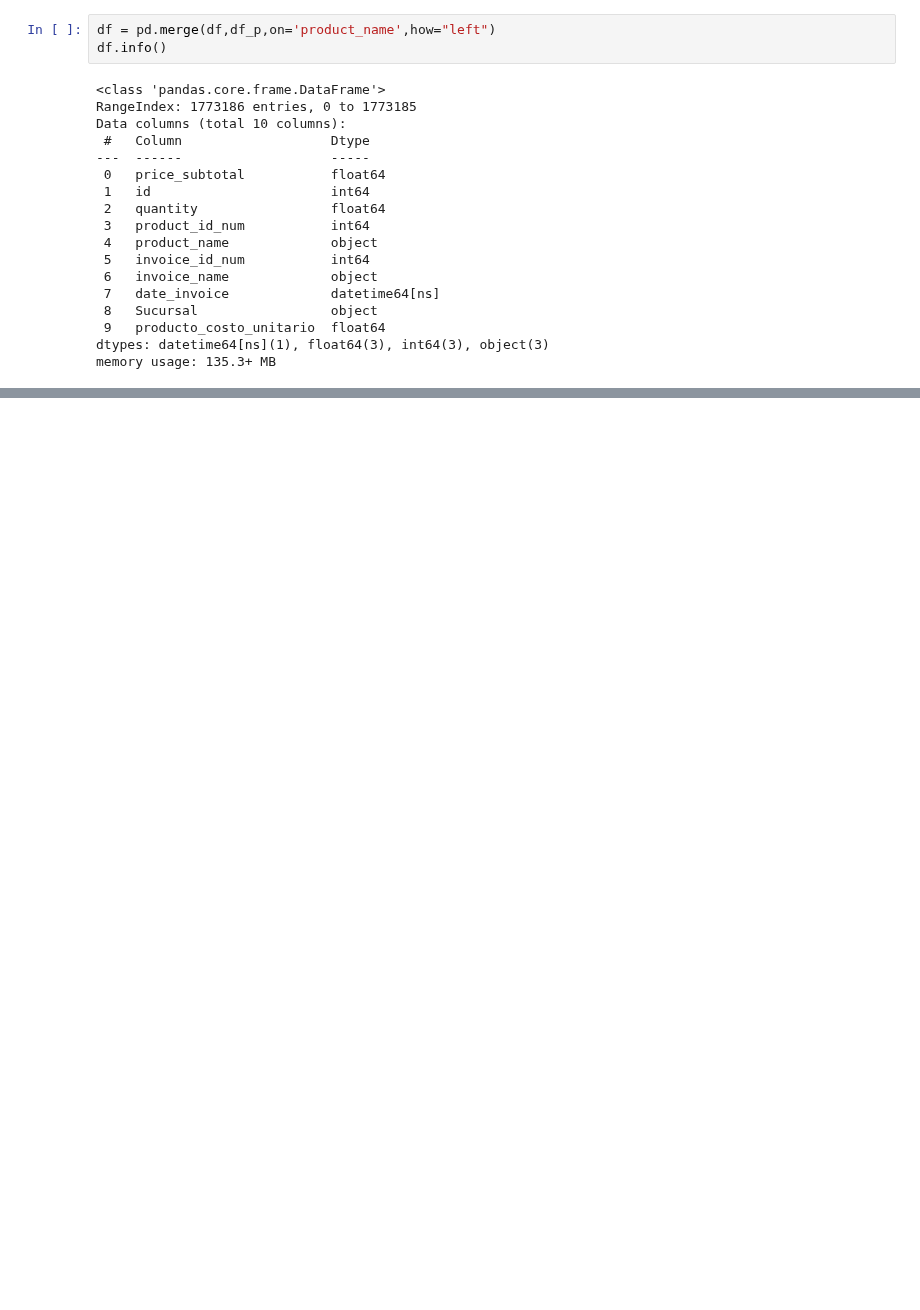
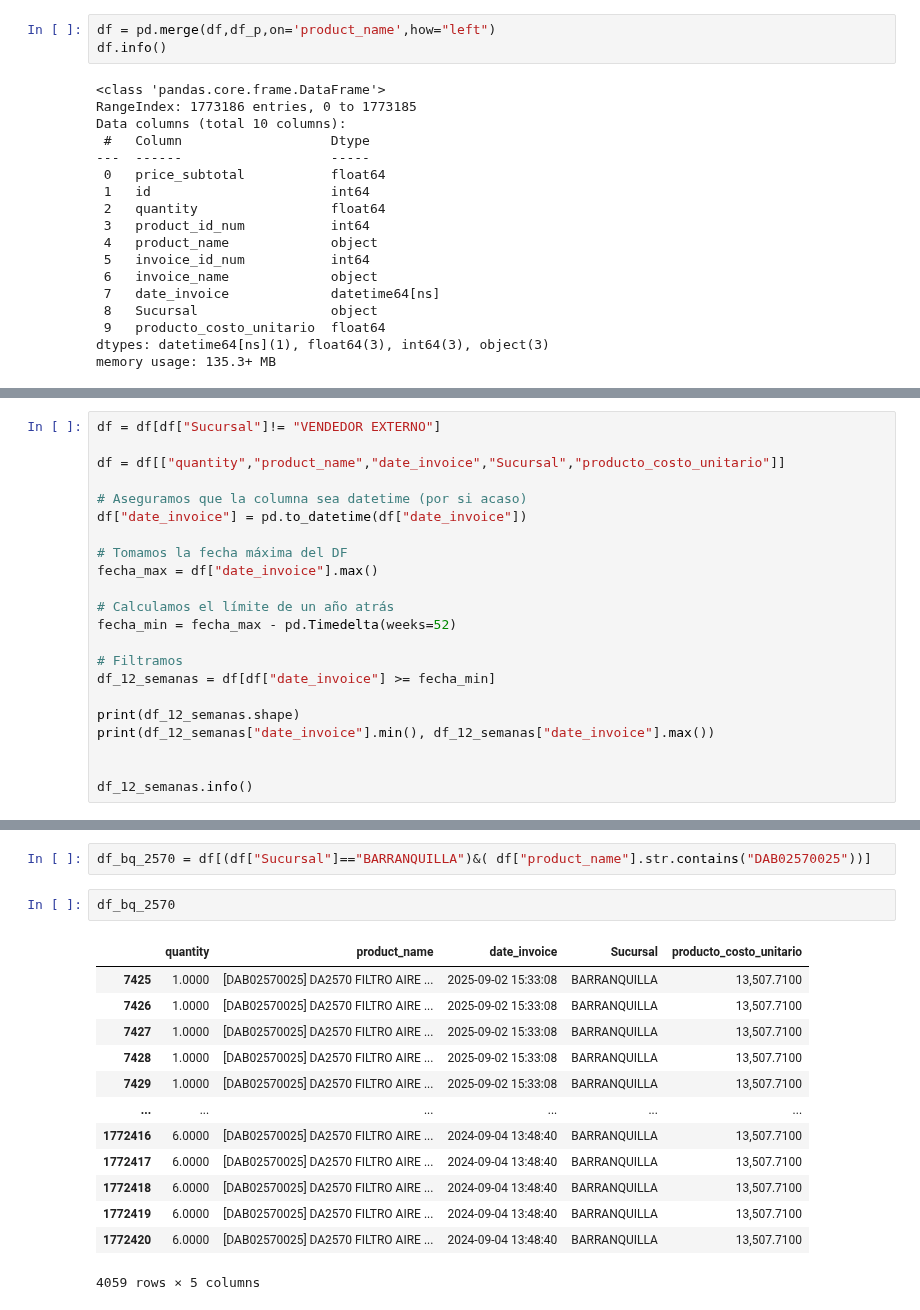
Before and after one commit to FiltrosDonsson/Proyectos-Data-analyst, a Jupyter notebook: MODELO ABASTECIMIENTO/ema1año.ipynb, the cells around one changed output, grey strips where cells are left out. Cells and saved outputs as stored; diff of their text form; blank space fills up the shorter version.

```diff
--- a/MODELO ABASTECIMIENTO/ema1año.ipynb
+++ b/MODELO ABASTECIMIENTO/ema1año.ipynb
@@ -157,0 +98,22 @@ df_sede
+# %%
+df = df[df["Sucursal"]!= "VENDEDOR EXTERNO"]
+
+df = df[["quantity","product_name","date_invoice","Sucursal","producto_costo_unitario"]]
+
+# Aseguramos que la columna sea datetime (por si acaso)
+df["date_invoice"] = pd.to_datetime(df["date_invoice"])
+
+# Tomamos la fecha máxima del DF
+fecha_max = df["date_invoice"].max()
+
+# Calculamos el límite de un año atrás
+fecha_min = fecha_max - pd.Timedelta(weeks=52)
+
+# Filtramos
+df_12_semanas = df[df["date_invoice"] >= fecha_min]
+
+print(df_12_semanas.shape)
+print(df_12_semanas["date_invoice"].min(), df_12_semanas["date_invoice"].max())
+
+
+df_12_semanas.info()
@@ -157,0 +135,18 @@ df_sede
+# %%
+df_bq_2570 = df[(df["Sucursal"]=="BARRANQUILLA")&( df["product_name"].str.contains("DAB02570025"))]
+# %%
+df_bq_2570
+# %% [output]
+|  | quantity | product_name | date_invoice | Sucursal | producto_costo_unitario |
+| 7425 | 1.0000 | [DAB02570025] DA2570 FILTRO AIRE ... | 2025-09-02 15:33:08 | BARRANQUILLA | 13,507.7100 |
+| 7426 | 1.0000 | [DAB02570025] DA2570 FILTRO AIRE ... | 2025-09-02 15:33:08 | BARRANQUILLA | 13,507.7100 |
+| 7427 | 1.0000 | [DAB02570025] DA2570 FILTRO AIRE ... | 2025-09-02 15:33:08 | BARRANQUILLA | 13,507.7100 |
+| 7428 | 1.0000 | [DAB02570025] DA2570 FILTRO AIRE ... | 2025-09-02 15:33:08 | BARRANQUILLA | 13,507.7100 |
+| 7429 | 1.0000 | [DAB02570025] DA2570 FILTRO AIRE ... | 2025-09-02 15:33:08 | BARRANQUILLA | 13,507.7100 |
+| ... | ... | ... | ... | ... | ... |
+| 1772416 | 6.0000 | [DAB02570025] DA2570 FILTRO AIRE ... | 2024-09-04 13:48:40 | BARRANQUILLA | 13,507.7100 |
+| 1772417 | 6.0000 | [DAB02570025] DA2570 FILTRO AIRE ... | 2024-09-04 13:48:40 | BARRANQUILLA | 13,507.7100 |
+| 1772418 | 6.0000 | [DAB02570025] DA2570 FILTRO AIRE ... | 2024-09-04 13:48:40 | BARRANQUILLA | 13,507.7100 |
+| 1772419 | 6.0000 | [DAB02570025] DA2570 FILTRO AIRE ... | 2024-09-04 13:48:40 | BARRANQUILLA | 13,507.7100 |
+| 1772420 | 6.0000 | [DAB02570025] DA2570 FILTRO AIRE ... | 2024-09-04 13:48:40 | BARRANQUILLA | 13,507.7100 |
+4059 rows × 5 columns
```
Also changed, not shown: parts of 10 cells of this notebook.
